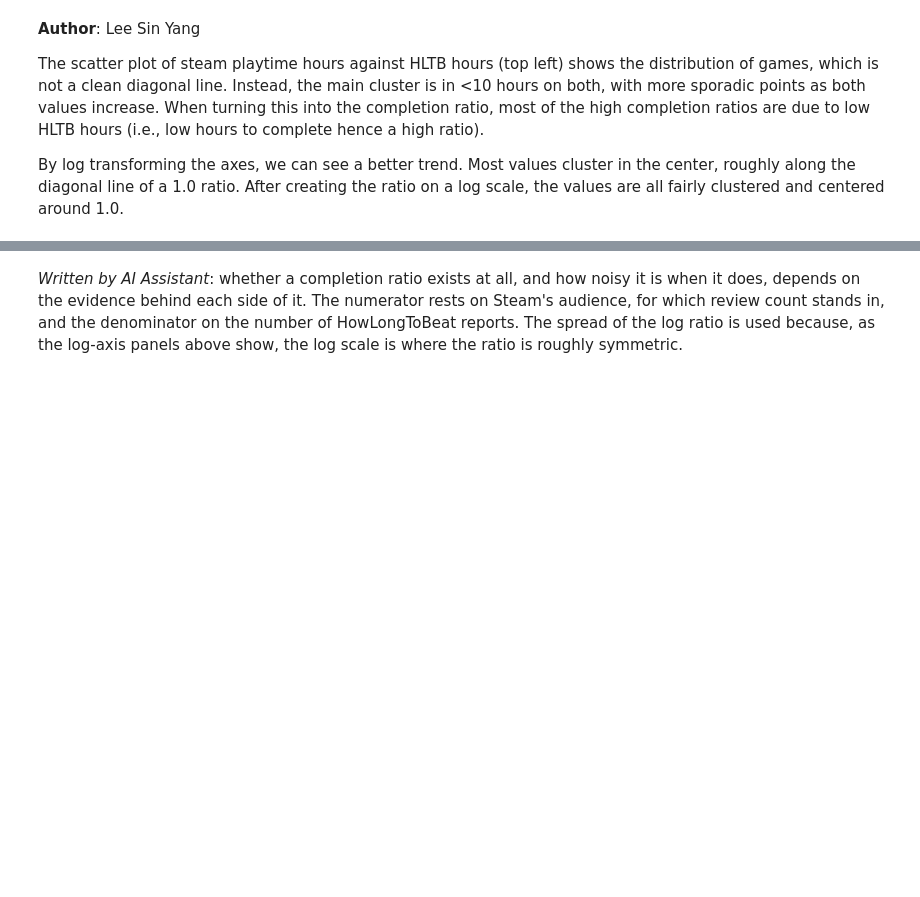
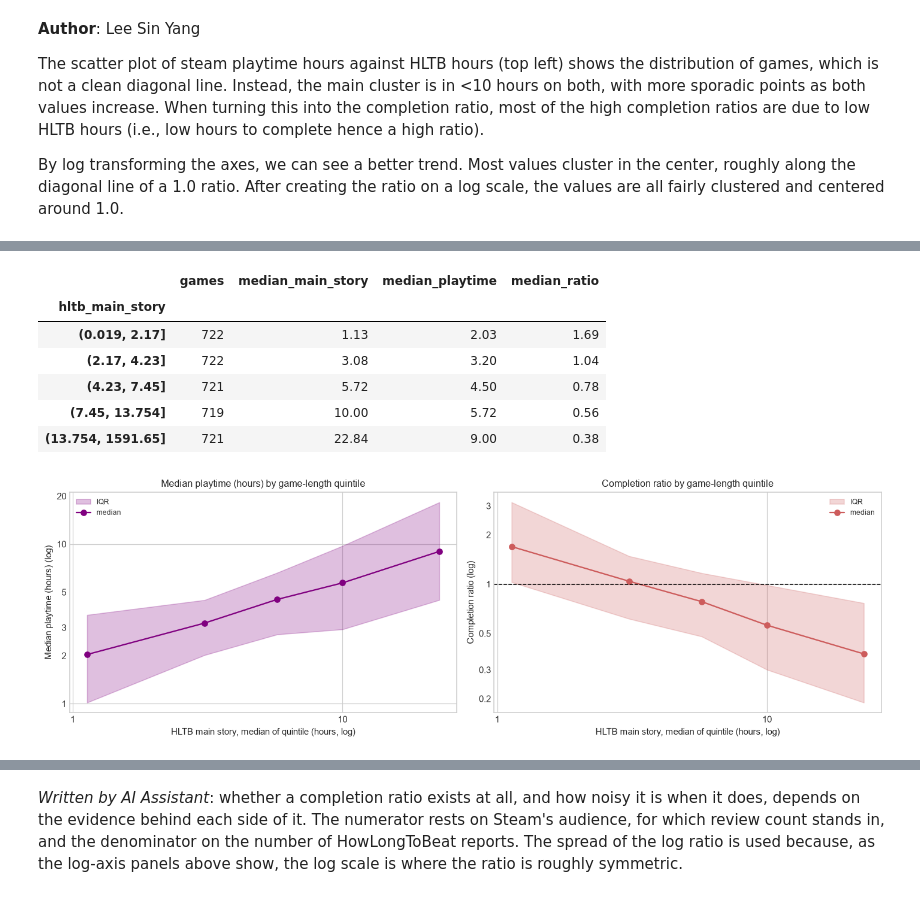
Before and after one commit to SinYang13/IS630, a Jupyter notebook: notebooks/01_eda.ipynb, the cells around one changed output, grey strips where cells are left out. Drawn from its saved outputs; the diff is of its cells as text; code cells hidden in the pictures; blank space fills up the shorter version.

```diff
--- a/notebooks/01_eda.ipynb
+++ b/notebooks/01_eda.ipynb
@@ -585,0 +692,48 @@ By log transforming the axes, we can see a better trend. Most values cluster in
+# %%
+from scipy import stats
+
+usable = df[df["completion_ratio"] > 0]
+model_like = usable[(usable["steam_review_count"] >= 50) & (usable["hltb_main_story_polled"] >= 5)]
+quintile = pd.qcut(usable["hltb_main_story"], 5)
+by_length = usable.groupby(quintile, observed=True).agg(
+    games=("steam_appid", "size"), median_main_story=("hltb_main_story", "median"),
+    median_playtime=("steam_playtime_hours", "median"), median_ratio=("completion_ratio", "median"))
+by_length.index = by_length.index.astype(str)
+display(by_length.round(2))
+
+rows = []
+for name, frame in [("usable ratio", usable), ("completion-model sample", model_like)]:
+    fit = stats.linregress(np.log(frame["hltb_main_story"]), np.log(frame["steam_playtime_hours"]))
+    rows.append({"sample": name, "games": len(frame),
+                 "spearman_playtime_vs_length": frame["steam_playtime_hours"].corr(frame["hltb_main_story"], method="spearman"),
+                 "spearman_ratio_vs_length": frame["completion_ratio"].corr(frame["hltb_main_story"], method="spearman"),
+                 "loglog_slope": fit.slope, "slope_ci_low": fit.slope - 1.96 * fit.stderr, "slope_ci_high": fit.slope + 1.96 * fit.stderr})
+length_dependence = pd.DataFrame(rows).set_index("sample")
+length_dependence.to_csv(config.TABLES / "01_length_dependence.csv")
+
+fig, axes = plt.subplots(1, 2, figsize=(13, 4.2))
+for ax, col, label, colour in [(axes[0], "steam_playtime_hours", "Median playtime (hours)", "purple"),
+                               (axes[1], "completion_ratio", "Completion ratio", "indianred")]:
+    q = usable.groupby(quintile, observed=True)[col].quantile([0.25, 0.5, 0.75]).unstack()
+    x = by_length["median_main_story"].to_numpy()
+    ax.fill_between(x, q[0.25], q[0.75], alpha=0.25, color=colour, label="IQR")
+    ax.plot(x, q[0.5], marker="o", color=colour, label="median")
+    ax.set_xscale("log"); ax.set_yscale("log")
+    ax.xaxis.set_major_formatter(READABLE); ax.xaxis.set_minor_formatter(mticker.NullFormatter())
+    ax.yaxis.set_major_formatter(READABLE); ax.yaxis.set_minor_locator(mticker.LogLocator(subs=[2, 3, 5])); ax.yaxis.set_minor_formatter(READABLE)
+    ax.set_xlabel("HLTB main story, median of quintile (hours, log)"); ax.set_ylabel(f"{label} (log)")
+    ax.set_title(f"{label} by game-length quintile"); ax.legend(fontsize=8)
+axes[1].axhline(1, color="black", linestyle="--", linewidth=1)
+plt.tight_layout()
+save_fig(fig, "01_q3_length_dependence")
+plt.show()
+length_dependence.round(3)
+# %% [output]
+|  | games | median_main_story | median_playtime | median_ratio |
+| hltb_main_story |  |  |  |  |
+| (0.019, 2.17] | 722 | 1.13 | 2.03 | 1.69 |
+| (2.17, 4.23] | 722 | 3.08 | 3.20 | 1.04 |
+| (4.23, 7.45] | 721 | 5.72 | 4.50 | 0.78 |
+| (7.45, 13.754] | 719 | 10.00 | 5.72 | 0.56 |
+| (13.754, 1591.65] | 721 | 22.84 | 9.00 | 0.38 |
+[figure, added]
```
Also changed, not shown: parts of 14 cells of this notebook, 5 other files.
